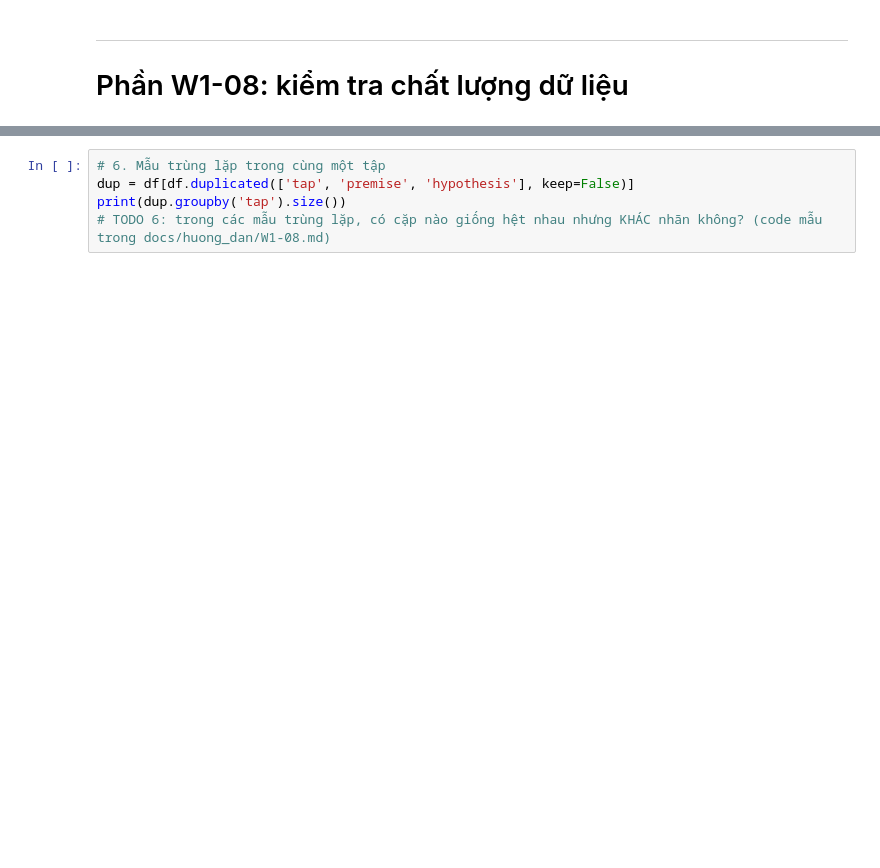
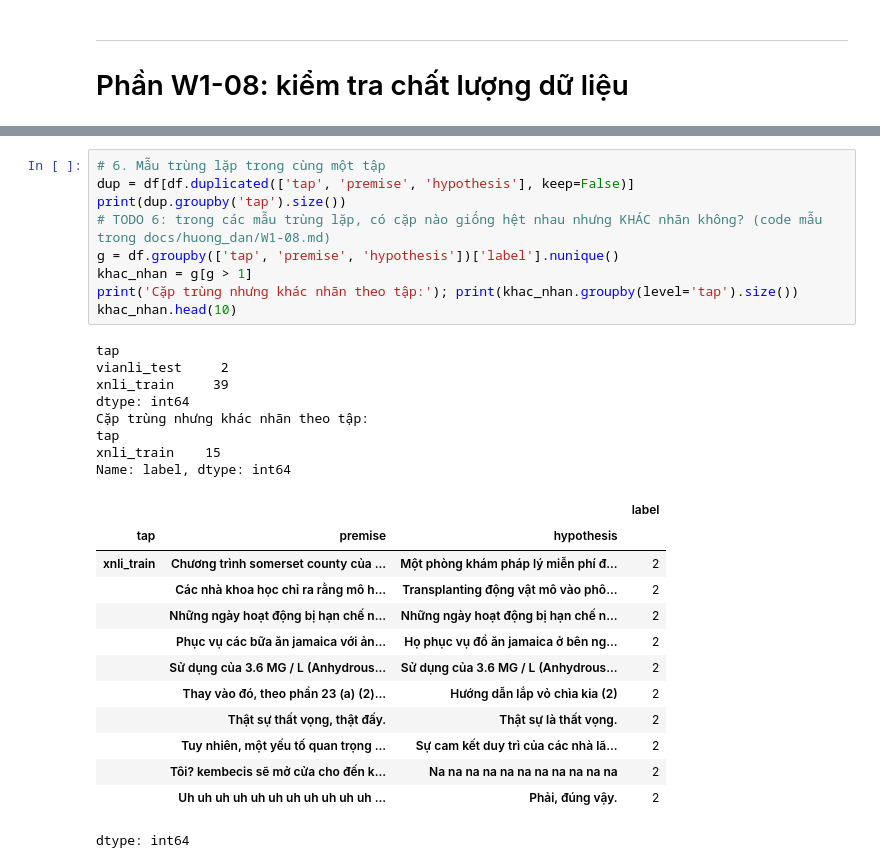
Before and after one commit to quanuiter/NLI, a Jupyter notebook: notebooks/01_eda.ipynb, the cells around one changed output, grey strips where cells are left out. Drawn from its saved outputs; the diff is of its cells as text; blank space fills up the shorter version.

```diff
--- a/notebooks/01_eda.ipynb
+++ b/notebooks/01_eda.ipynb
@@ -82,8 +235,34 @@ df[(df['len_p'] < 3) | (df['len_h'] < 2)][['tap', 'premise', 'hypothesis', 'labe
 # %%
 # 6. Mẫu trùng lặp trong cùng một tập
 dup = df[df.duplicated(['tap', 'premise', 'hypothesis'], keep=False)]
 print(dup.groupby('tap').size())
 # TODO 6: trong các mẫu trùng lặp, có cặp nào giống hệt nhau nhưng KHÁC nhãn không? (code mẫu trong docs/huong_dan/W1-08.md)
+g = df.groupby(['tap', 'premise', 'hypothesis'])['label'].nunique()
+khac_nhan = g[g > 1]
+print('Cặp trùng nhưng khác nhãn theo tập:'); print(khac_nhan.groupby(level='tap').size())
+khac_nhan.head(10)
+# %% [output]
+tap
+vianli_test     2
+xnli_train     39
+dtype: int64
+Cặp trùng nhưng khác nhãn theo tập:
+tap
+xnli_train    15
+Name: label, dtype: int64
+|  |  |  | label |
+| tap | premise | hypothesis |  |
+| xnli_train | Chương trình somerset county của ... | Một phòng khám pháp lý miễn phí đ... | 2 |
+|  | Các nhà khoa học chỉ ra rằng mô h... | Transplanting động vật mô vào phô... | 2 |
+|  | Những ngày hoạt động bị hạn chế n... | Những ngày hoạt động bị hạn chế n... | 2 |
+|  | Phục vụ các bữa ăn jamaica với ản... | Họ phục vụ đồ ăn jamaica ở bên ng... | 2 |
+|  | Sử dụng của 3.6 MG / L (Anhydrous... | Sử dụng của 3.6 MG / L (Anhydrous... | 2 |
+|  | Thay vào đó, theo phần 23 (a) (2)... | Hướng dẫn lắp vỏ chìa kia (2) | 2 |
+|  | Thật sự thất vọng, thật đấy. | Thật sự là thất vọng. | 2 |
+|  | Tuy nhiên, một yếu tố quan trọng ... | Sự cam kết duy trì của các nhà lã... | 2 |
+|  | Tôi? kembecis sẽ mở cửa cho đến k... | Na na na na na na na na na na na | 2 |
+|  | Uh uh uh uh uh uh uh uh uh uh uh ... | Phải, đúng vậy. | 2 |
+dtype: int64
 # %%
 # 7. Rò rỉ dữ liệu: cặp câu của tập test có xuất hiện trong tập train không?
 def leak(train_tap, test_tap):
```
Also changed, not shown: parts of 23 cells of this notebook.
